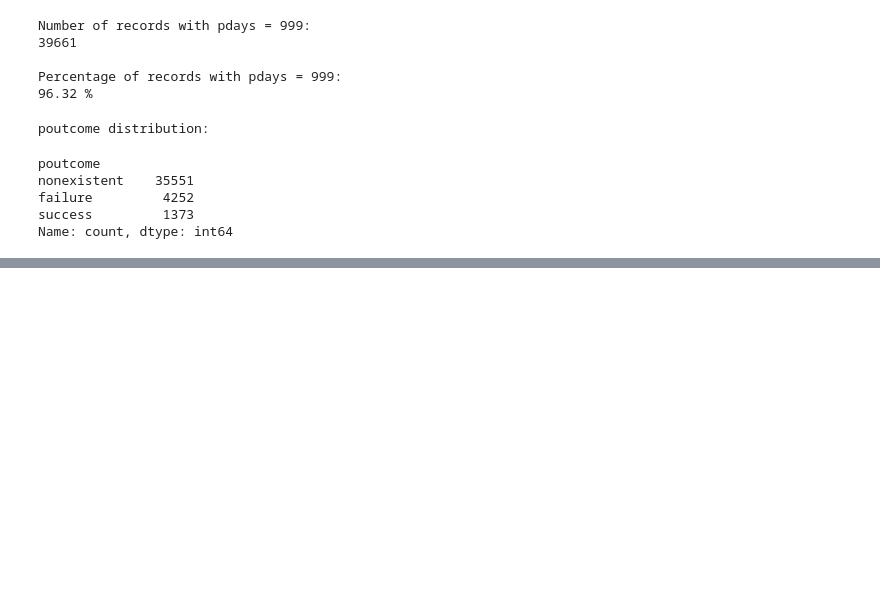
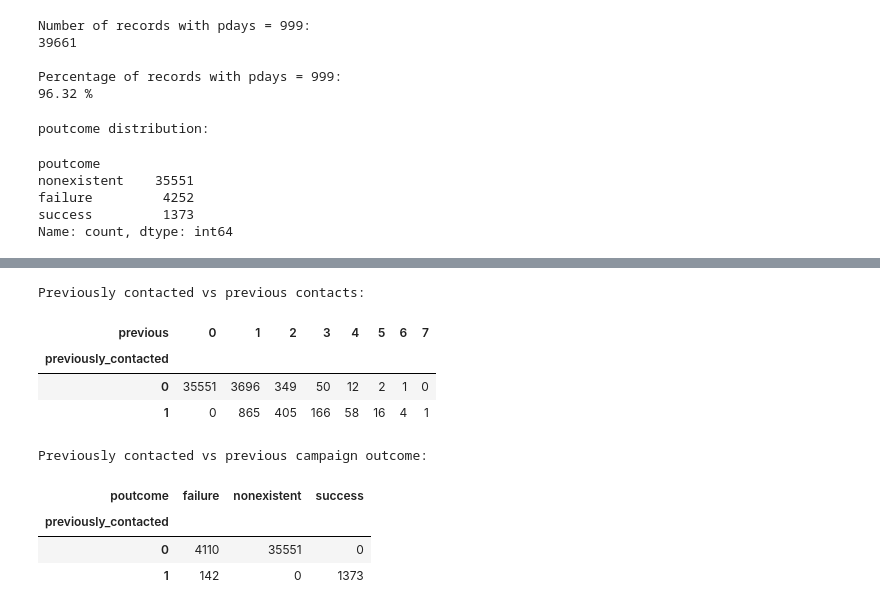
Before and after one commit to pulkitn-analytics/bank-term-deposit-prediction, a Jupyter notebook: notebooks/03_preprocessing.ipynb, the cells around one changed output, grey strips where cells are left out. Cells and saved outputs as stored; diff of their text form; code cells hidden in the pictures; blank space fills up the shorter version.

```diff
--- a/notebooks/03_preprocessing.ipynb
+++ b/notebooks/03_preprocessing.ipynb
@@ -348,0 +445,6 @@ Name: count, dtype: int64
+# %%
+X = X.drop(columns=["duration"])
+
+print("Predictor shape after excluding duration:", X.shape)
+print("\nRemaining features:")
+print(X.columns.tolist())
@@ -348,0 +469,18 @@ Name: count, dtype: int64
+# %%
+X["previously_contacted"] = (X["pdays"] != 999).astype(int)
+
+print("Previously contacted distribution:")
+print(X["previously_contacted"].value_counts())
+
+print("\nSubscription rate by previous contact:")
+print(
+    pd.DataFrame({
+        "Total": X.groupby("previously_contacted").size(),
+        "Subscribed": y.groupby(X["previously_contacted"]).apply(
+            lambda values: (values == "yes").sum()
+        ),
+        "Subscription Rate (%)": y.groupby(X["previously_contacted"]).apply(
+            lambda values: (values == "yes").mean() * 100
+        )
+    }).round(2)
+)
@@ -348,0 +499,8 @@ Name: count, dtype: int64
+# %%
+X["pdays"] = X["pdays"].replace(999, np.nan)
+
+print("Missing values in pdays after handling 999:")
+print(X["pdays"].isnull().sum())
+
+print("\nPreviously contacted feature:")
+print(X["previously_contacted"].value_counts())
@@ -348,0 +524,23 @@ Name: count, dtype: int64
+# %%
+print("Previously contacted vs previous contacts:")
+display(pd.crosstab(
+    X["previously_contacted"],
+    X["previous"]
+))
+
+print("\nPreviously contacted vs previous campaign outcome:")
+display(pd.crosstab(
+    X["previously_contacted"],
+    X["poutcome"]
+))
+# %% [output]
+Previously contacted vs previous contacts:
+| previous | 0 | 1 | 2 | 3 | 4 | 5 | 6 | 7 |
+| previously_contacted |  |  |  |  |  |  |  |  |
+| 0 | 35551 | 3696 | 349 | 50 | 12 | 2 | 1 | 0 |
+| 1 | 0 | 865 | 405 | 166 | 58 | 16 | 4 | 1 |
+Previously contacted vs previous campaign outcome:
+| poutcome | failure | nonexistent | success |
+| previously_contacted |  |  |  |
+| 0 | 4110 | 35551 | 0 |
+| 1 | 142 | 0 | 1373 |
```
Also changed, not shown: parts of 34 cells of this notebook.
